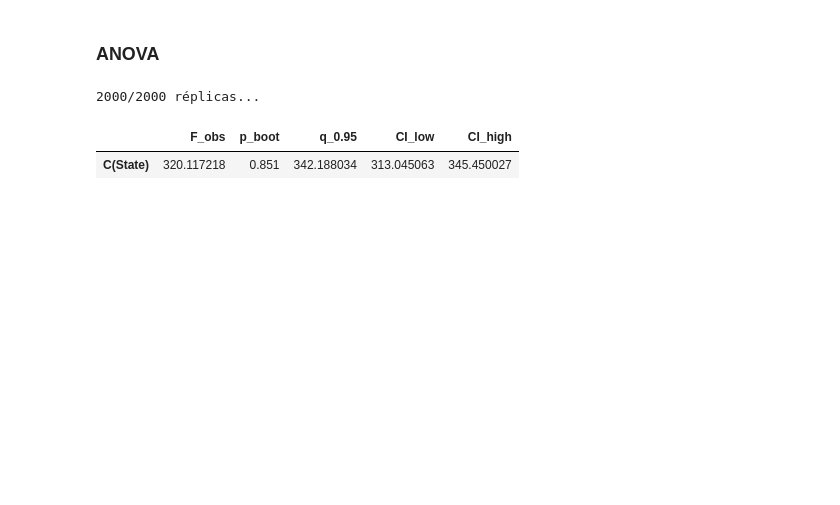
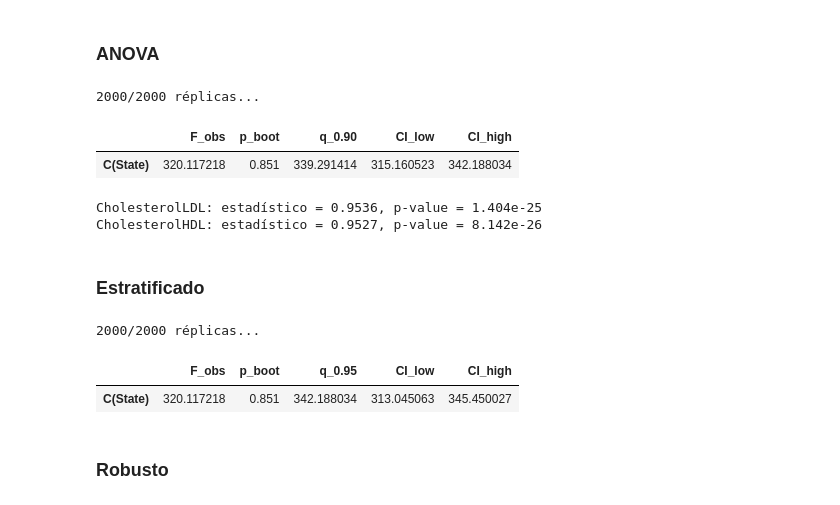
Before and after one commit to Bioestadistica-2025-2/Proyecto-Final, a Jupyter notebook: final_code.ipynb, the cells around one changed output. Drawn from its saved outputs; the diff is of its cells as text; code cells hidden in the pictures; blank space fills up the shorter version.

```diff
--- a/final_code.ipynb
+++ b/final_code.ipynb
@@ -234,21 +156,21 @@ def anova_bootstrap_stratified(
 # %% [markdown]
 ### ANOVA
 # %%
-F_obs, Fstar, pB, ci, resumen = anova_bootstrap_stratified(
+F_obs, Fstar, pB, ci, resumen = bt.anova_bootstrap_stratified(
     df=df,
     formula="CholesterolLDL ~ C(State)",
     group_cols=["State"],
     B=2000,
     typ=2,
-    alpha=0.05,
+    alpha=0.10,
     seed=42,
     progress=True
 )
 
 
 resumen
 # %% [output]
 2000/2000 réplicas...
-|  | F_obs | p_boot | q_0.95 | CI_low | CI_high |
-| C(State) | 320.117218 | 0.851 | 342.188034 | 313.045063 | 345.450027 |
+|  | F_obs | p_boot | q_0.90 | CI_low | CI_high |
+| C(State) | 320.117218 | 0.851 | 339.291414 | 315.160523 | 342.188034 |
 # %%
@@ -255,0 +178,30 @@ assert pB["C(State)"] > 0.05, "Rechazamos H0: hay diferencias significativas ent
+# %%
+for col in ["CholesterolLDL", "CholesterolHDL"]:
+    stat, p = stats.shapiro(df[col].dropna())
+    print(f"{col}: estadístico = {stat:.4f}, p-value = {p:.4g}")
+#assert p >= 0.05, f"{col} no sigue una distribución normal (p={p:.4g})"
+# %% [output]
+CholesterolLDL: estadístico = 0.9536, p-value = 1.404e-25
+CholesterolHDL: estadístico = 0.9527, p-value = 8.142e-26
+# %% [markdown]
+### Estratificado
+# %%
+F_obs, Fstar, pB, ci, resumen = bt.anova_bootstrap_stratified(
+    df=df,
+    formula="CholesterolLDL ~ C(State)",
+    group_cols=["State"],
+    B=2000,
+    typ=2,
+    alpha=0.05,
+    seed=42,
+    progress=True
+)
+
+
+resumen
+# %% [output]
+2000/2000 réplicas...
+|  | F_obs | p_boot | q_0.95 | CI_low | CI_high |
+| C(State) | 320.117218 | 0.851 | 342.188034 | 313.045063 | 345.450027 |
+# %% [markdown]
+### Robusto
```
Also changed, not shown: parts of 14 cells of this notebook, 4 other files.
